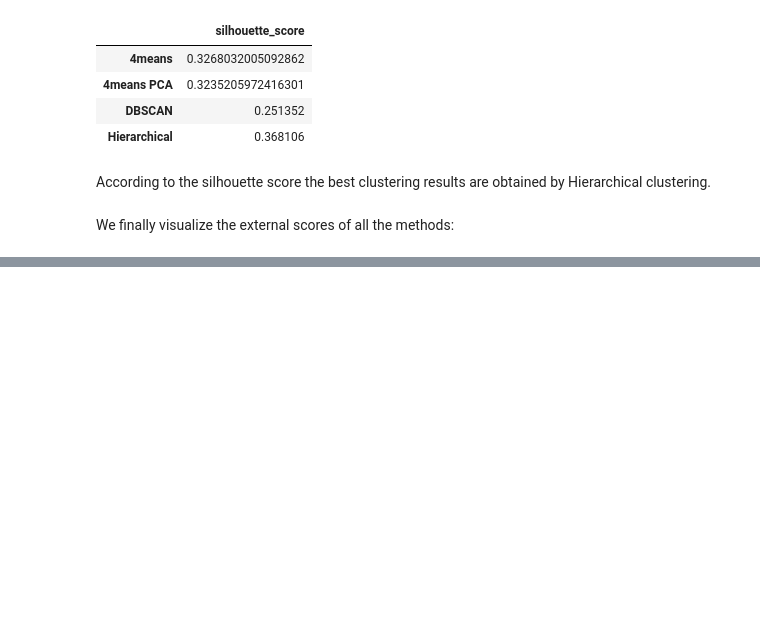
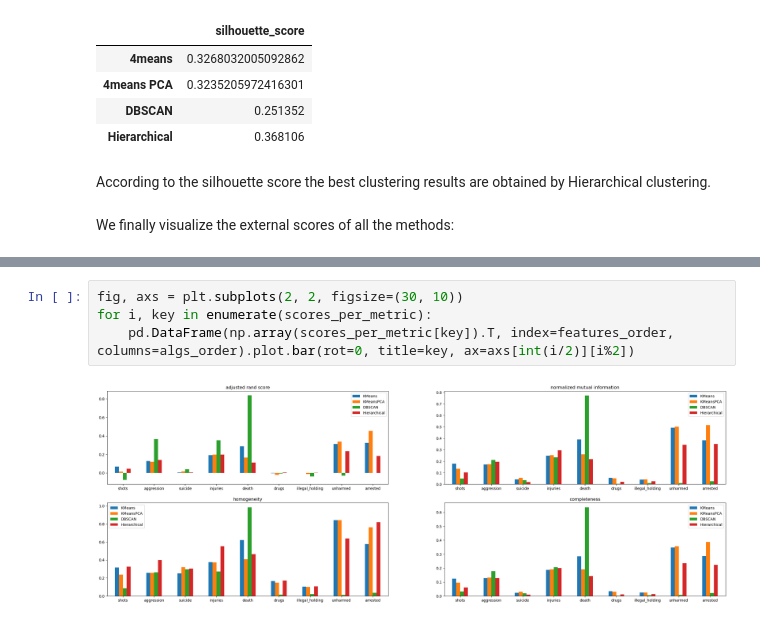
Before and after one commit to USA-Gun-Incidents/USA-gun-incidents, a Jupyter notebook: TASK_2/clustering_comparison.ipynb, the cells around one changed output, grey strips where cells are left out. Drawn from its saved outputs; the diff is of its cells as text; blank space fills up the shorter version.

```diff
--- a/TASK_2/clustering_comparison.ipynb
+++ b/TASK_2/clustering_comparison.ipynb
@@ -130,0 +120,6 @@ Hierarchical
+# %%
+fig, axs = plt.subplots(2, 2, figsize=(30, 10))
+for i, key in enumerate(scores_per_metric):
+    pd.DataFrame(np.array(scores_per_metric[key]).T, index=features_order, columns=algs_order).plot.bar(rot=0, title=key, ax=axs[int(i/2)][i%2])
+# %% [output]
+[figure, added]
```
Also changed, not shown: parts of 10 cells of this notebook.
